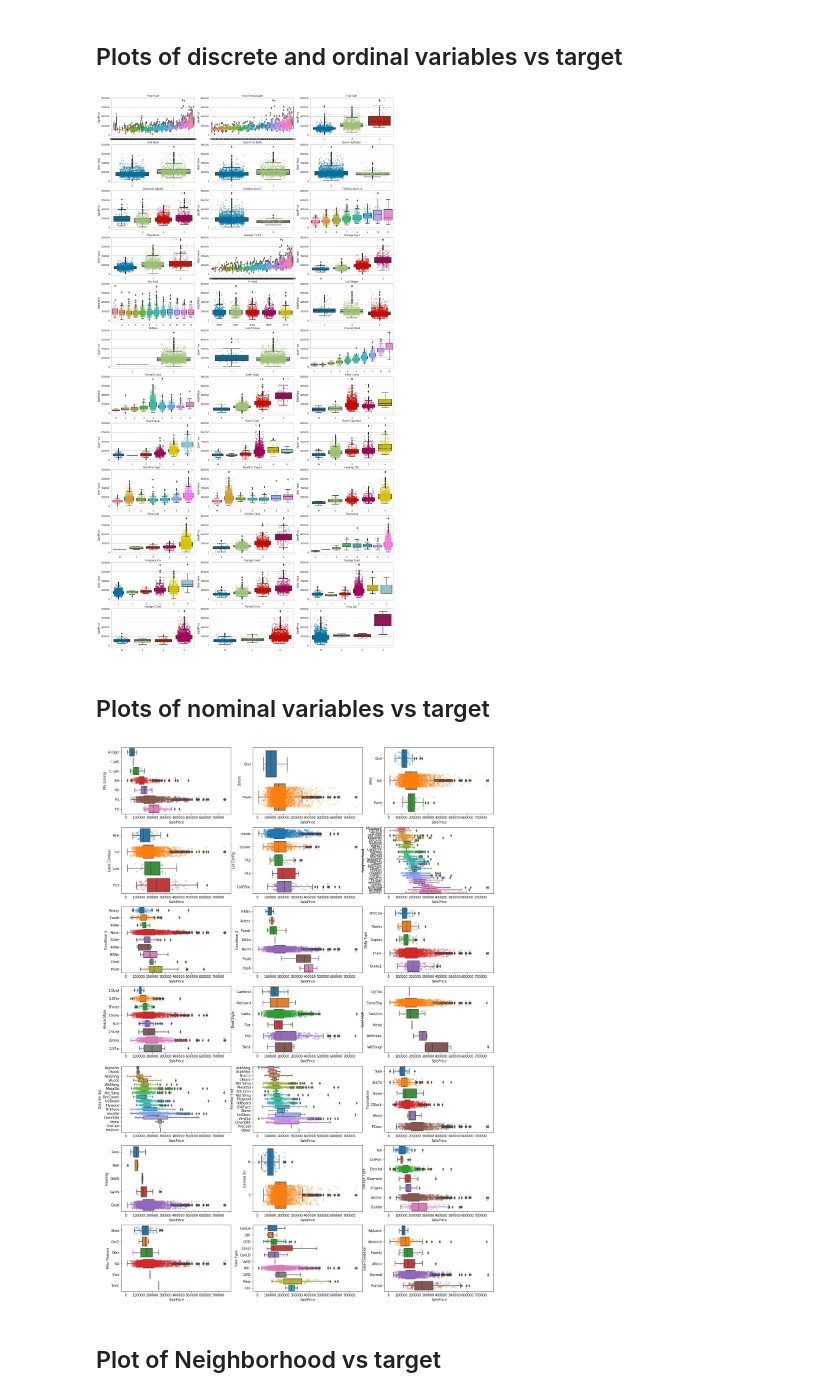
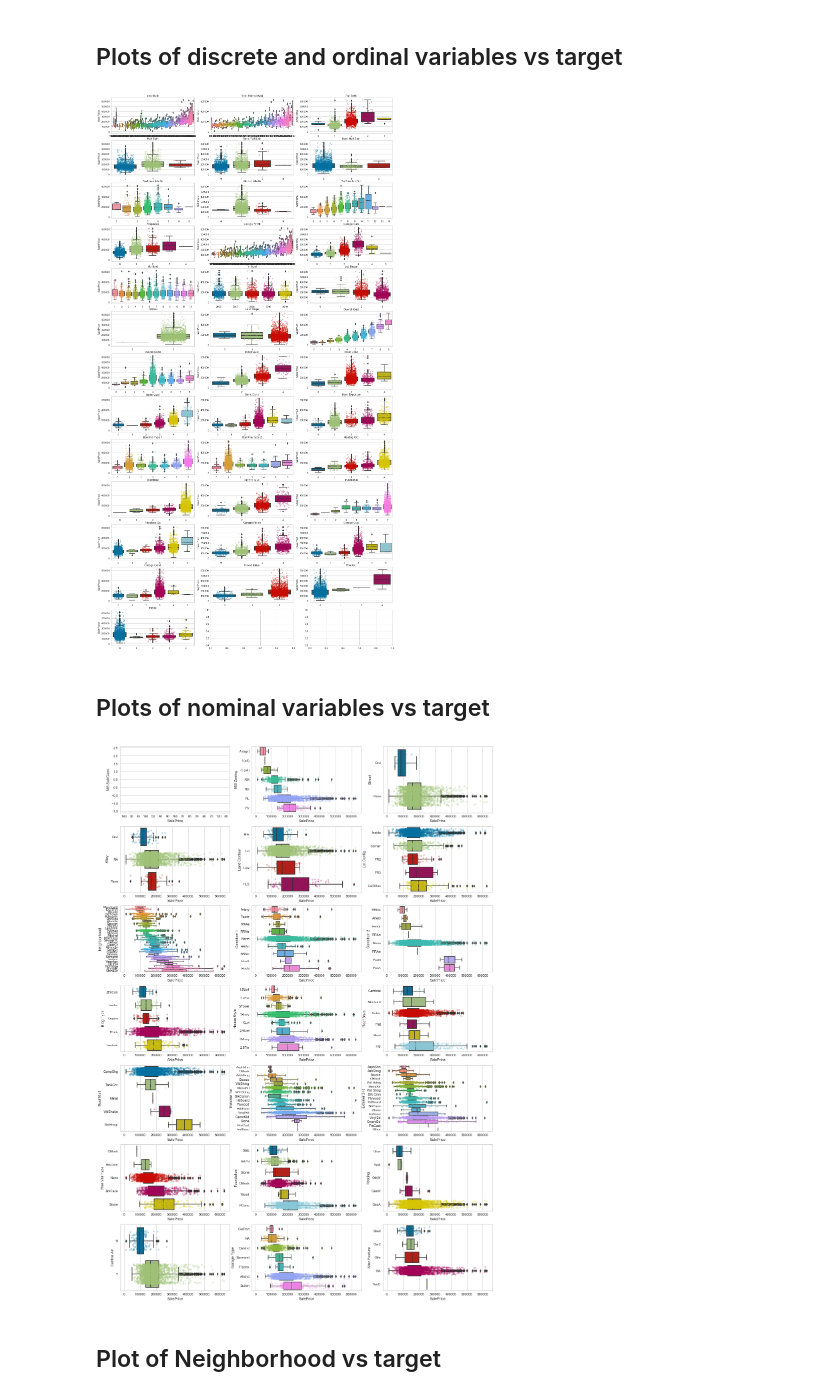
Before and after one commit to coldwhitewinters/ames, a Jupyter notebook: notebooks/housing.ipynb, the cells around one changed output. Cells and saved outputs as stored; diff of their text form; code cells hidden in the pictures.

```diff
--- a/notebooks/housing.ipynb
+++ b/notebooks/housing.ipynb
@@ -268,15 +283,16 @@ all_features = features["target"]+features["cont"]+features["discrete"]+features
 train = train[all_features]
 # %%
-train[features["cont"]] = train[features["cont"]].astype("float64")
-train[features["discrete"]] = train[features["discrete"]].astype("int64")
+train[target] = train[target].astype("float64")
+train[cont] = train[cont].astype("float64")
+train[discrete] = train[discrete].astype("int64")
 # %%
 ordinal_categories, nominal_categories = get_categories(train)
 ordinal_encoder = OrdinalEncoder(categories=ordinal_categories)
-train_ord = ordinal_encoder.fit_transform(train[features["ordinal"]])
-train[features["ordinal"]] = train_ord
-train[features["ordinal"]] = train[features["ordinal"]].astype("int64")
-train_du = pd.get_dummies(train, columns=features["nominal"], drop_first=False)
-train_df = pd.get_dummies(train, columns=features["nominal"], drop_first=True)
+train_ord = ordinal_encoder.fit_transform(train[ordinal])
+train[ordinal] = train_ord
+train[ordinal] = train[ordinal].astype("int64")
+#train_du = pd.get_dummies(train, columns=nominal, drop_first=False)
+#train_df = pd.get_dummies(train, columns=nominal, drop_first=True)
 # %%
 #train_full = train.copy()
 #criteria = pd.cut(train_full["SalePrice"], bins=20, labels=range(20))
@@ -329,7 +347,7 @@ data.hist(figsize=(16,60), layout=(20,4), bins=20, grid=False);
 ## Plots of continuous variables vs target
 # %%
 f, ax = plt.subplots(7, 3, figsize=(20,20))
-to_plot = zip(flatten(ax), features["cont"])
+to_plot = zip(flatten(ax), cont)
 for ax, feature in to_plot:
     sns.scatterplot(data=data, y="SalePrice", x=feature, ax=ax, alpha=0.5, linewidth=0.1)
     ax.xaxis.set_label_position('top')
@@ -338,11 +364,11 @@ for ax, feature in to_plot:
 # %% [markdown]
 ## Plots of discrete and ordinal variables vs target
 # %%
-f, ax = plt.subplots(12, 3, figsize=(20,40))
-to_plot = zip(flatten(ax), features["discrete"]+features["ordinal"])
+f, ax = plt.subplots(13, 3, figsize=(20,40))
+to_plot = zip(flatten(ax), discrete+ordinal)
 for ax, feature in to_plot:
     sns.boxplot(y="SalePrice", x=feature, data=data, ax=ax)
     sns.stripplot(y="SalePrice", x=feature, data=data, ax=ax, jitter=0.3, alpha=0.3)
     ax.xaxis.set_label_position('top')
 # %% [output]
-[figure, old version]
+[figure, new version]
@@ -350,13 +394,13 @@ for ax, feature in to_plot:
 ## Plots of nominal variables vs target
 # %%
 f, ax = plt.subplots(7, 3, figsize=(20,30))
-to_plot = zip(flatten(ax), features["nominal"])
+to_plot = zip(flatten(ax), nominal)
 for ax, feature in to_plot:
     order = data.groupby(feature)["SalePrice"].median().sort_values().index
     sns.boxplot(x="SalePrice", y=feature, data=data, order=order, ax=ax)
     sns.stripplot(x="SalePrice", y=feature, data=data, order=order, ax=ax, jitter=0.3, alpha=0.3)
 # %% [output]
-[figure, old version]
+[figure, new version]
 # %% [markdown]
 ## Plot of Neighborhood vs target
 # %% [markdown]
```
Also changed, not shown: parts of 83 cells of this notebook.
